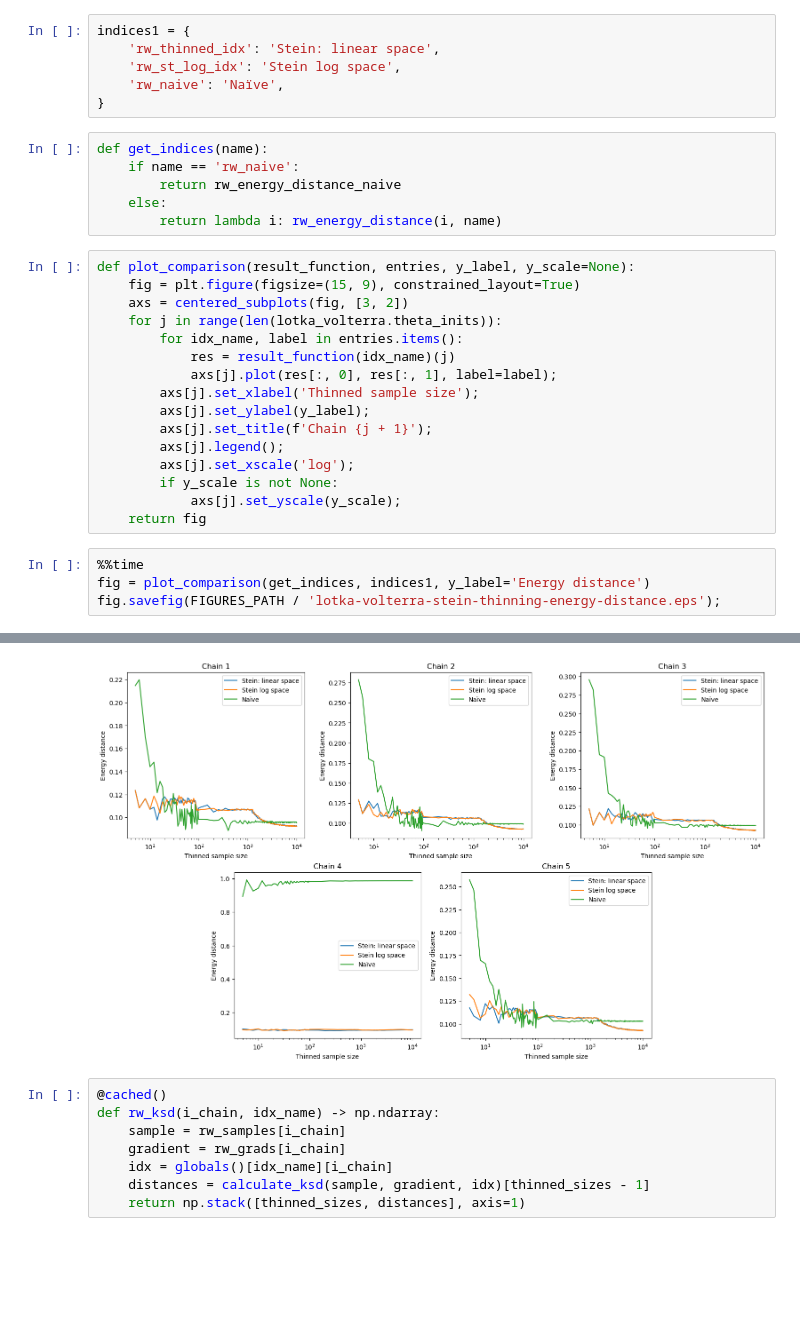
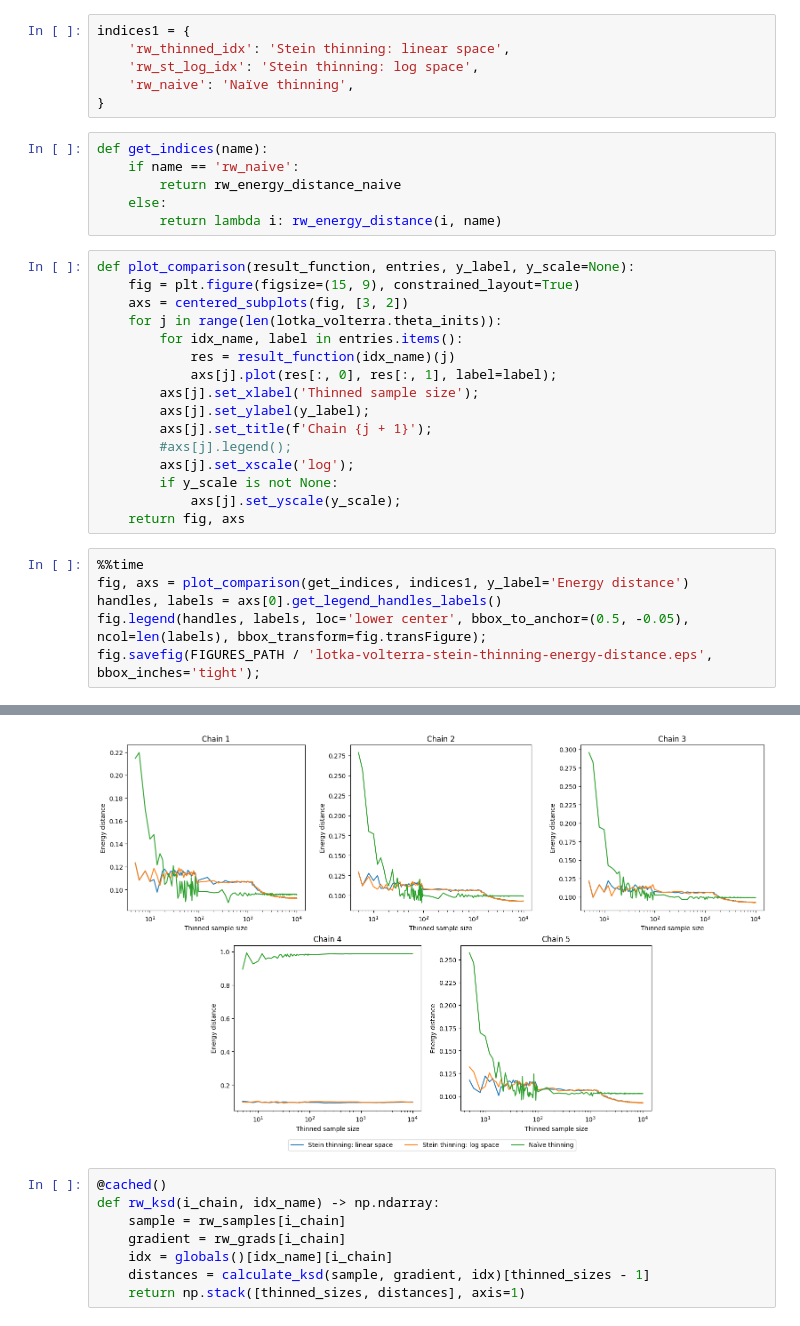
Before and after one commit to aglebov/gradient-free-mcmc-postprocessing, a Jupyter notebook: code/notebooks/lotka_volterra/Comparison.ipynb, the cells around one changed output, grey strips where cells are left out. Drawn from its saved outputs; the diff is of its cells as text; blank space fills up the shorter version.

Commit message:
Show a single legend on comparison plots for Lotka-Volterra

```diff
--- a/code/notebooks/lotka_volterra/Comparison.ipynb
+++ b/code/notebooks/lotka_volterra/Comparison.ipynb
@@ -111,9 +111,9 @@ def rw_energy_distance_naive(i_chain) -> np.ndarray:
     return np.stack([thinned_sizes, energy_distances], axis=1)
 # %%
 indices1 = {
-    'rw_thinned_idx': 'Stein: linear space',
-    'rw_st_log_idx': 'Stein log space',
-    'rw_naive': 'Naïve',
+    'rw_thinned_idx': 'Stein thinning: linear space',
+    'rw_st_log_idx': 'Stein thinning: log space',
+    'rw_naive': 'Naïve thinning',
 }
 # %%
 def get_indices(name):
@@ -132,14 +132,16 @@ def plot_comparison(result_function, entries, y_label, y_scale=None):
         axs[j].set_xlabel('Thinned sample size');
         axs[j].set_ylabel(y_label);
         axs[j].set_title(f'Chain {j + 1}');
-        axs[j].legend();
+        #axs[j].legend();
         axs[j].set_xscale('log');
         if y_scale is not None:
             axs[j].set_yscale(y_scale);
-    return fig
+    return fig, axs
 # %%
 %%time
-fig = plot_comparison(get_indices, indices1, y_label='Energy distance')
-fig.savefig(FIGURES_PATH / 'lotka-volterra-stein-thinning-energy-distance.eps');
+fig, axs = plot_comparison(get_indices, indices1, y_label='Energy distance')
+handles, labels = axs[0].get_legend_handles_labels()
+fig.legend(handles, labels, loc='lower center', bbox_to_anchor=(0.5, -0.05), ncol=len(labels), bbox_transform=fig.transFigure);
+fig.savefig(FIGURES_PATH / 'lotka-volterra-stein-thinning-energy-distance.eps', bbox_inches='tight');
 # %% [output]
 DEBUG:utils.caching:Reading from disk cache: rw_energy_distance_0_rw_thinned_idx
@@ -164,4 +166,4 @@ Wall time: 3.27 s
-[figure, old version]
+[figure, new version]
 # %%
 @cached()
 def rw_ksd(i_chain, idx_name) -> np.ndarray:
```
Also changed, not shown: parts of 7 cells of this notebook, 6 other files.
